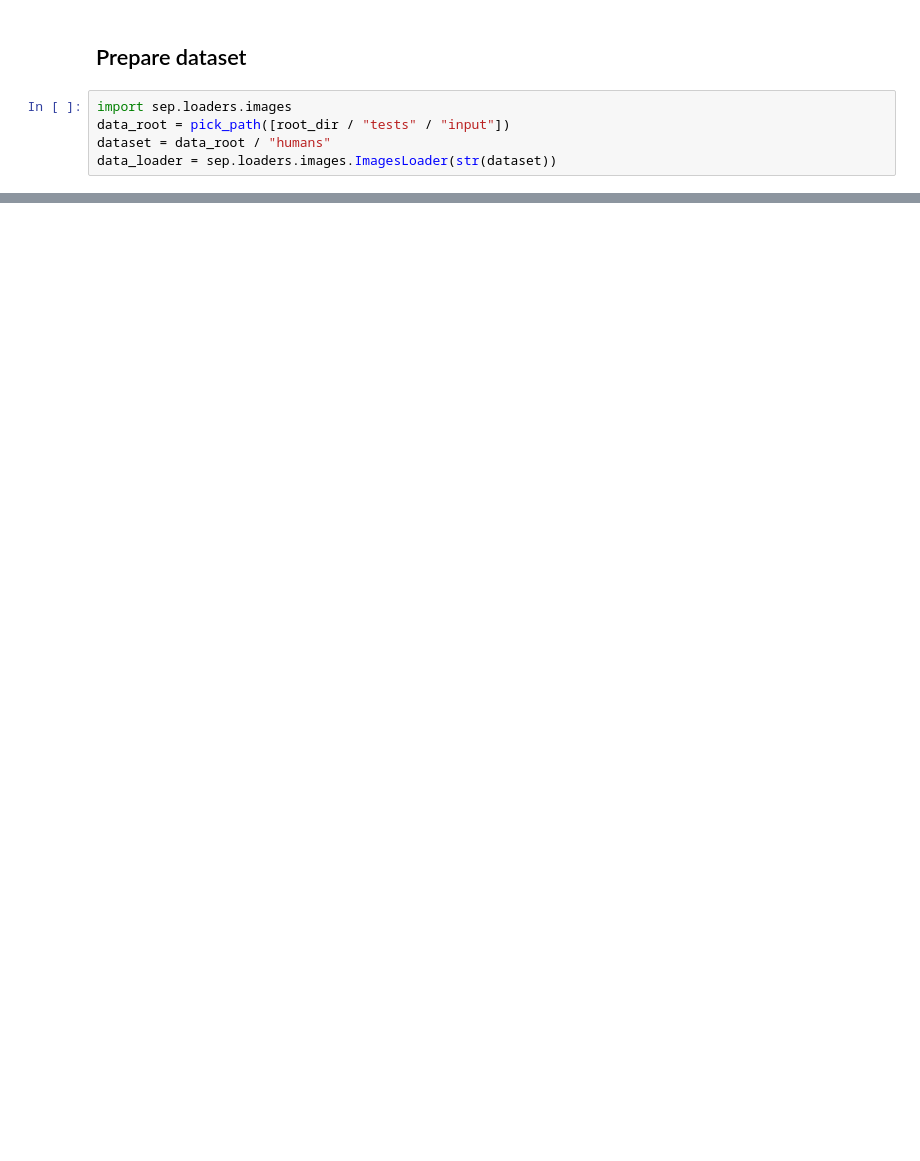
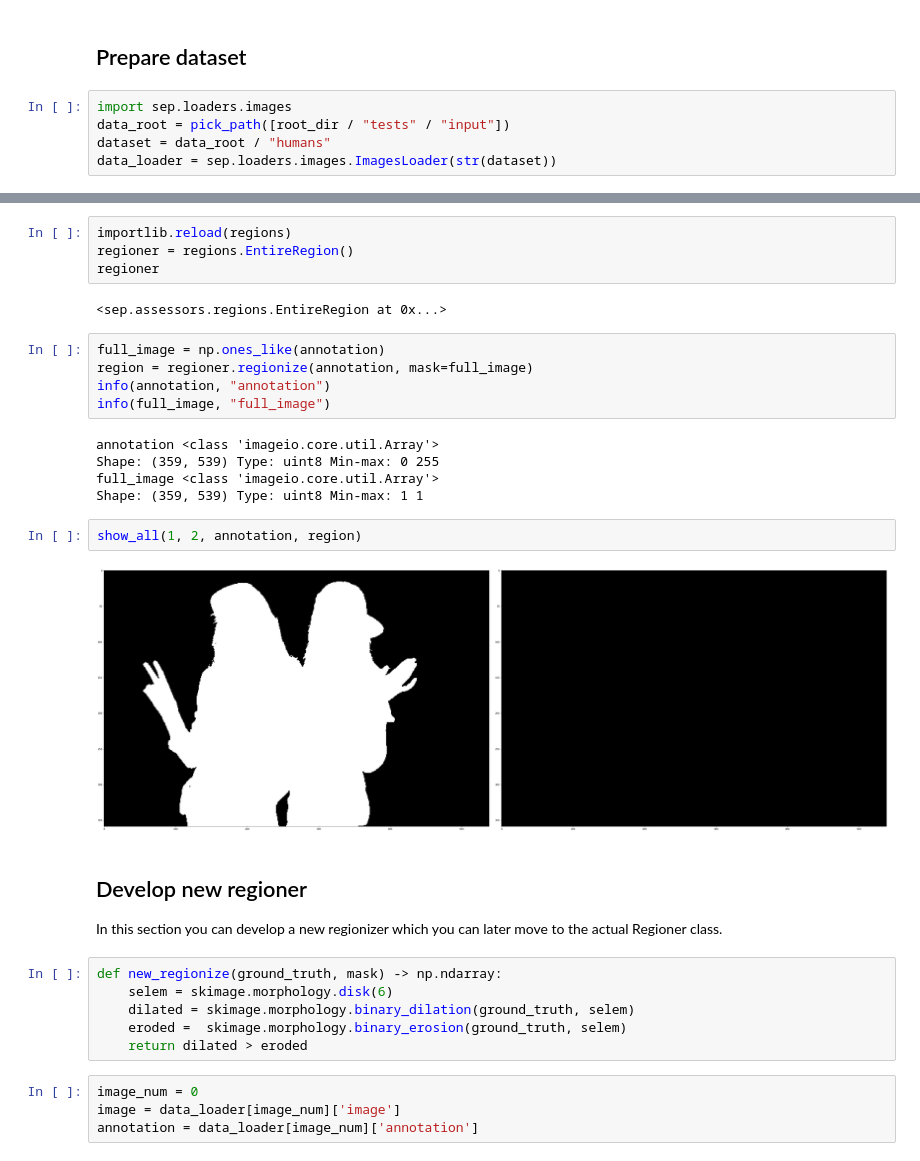
Before and after one commit to Fafa87/SEP, a Jupyter notebook: sep/inspect/regions.ipynb, the cells around one changed output, grey strips where cells are left out. Cells and saved outputs as stored; diff of their text form; blank space fills up the shorter version.

```diff
--- a/sep/inspect/regions.ipynb
+++ b/sep/inspect/regions.ipynb
@@ -23,0 +29,33 @@ TypeError: 'ImagesLoader' object does not support indexing
+# %%
+importlib.reload(regions)
+regioner = regions.EntireRegion()
+regioner
+# %% [output]
+<sep.assessors.regions.EntireRegion at 0x...>
+# %%
+full_image = np.ones_like(annotation)
+region = regioner.regionize(annotation, mask=full_image)
+info(annotation, "annotation")
+info(full_image, "full_image")
+# %% [output]
+annotation <class 'imageio.core.util.Array'>
+Shape: (359, 539) Type: uint8 Min-max: 0 255
+full_image <class 'imageio.core.util.Array'>
+Shape: (359, 539) Type: uint8 Min-max: 1 1
+# %%
+show_all(1, 2, annotation, region)
+# %% [output]
+[figure, added]
+# %% [markdown]
+## Develop new regioner
+In this section you can develop a new regionizer which you can later move to the actual Regioner class.
+# %%
+def new_regionize(ground_truth, mask) -> np.ndarray:
+    selem = skimage.morphology.disk(6)
+    dilated = skimage.morphology.binary_dilation(ground_truth, selem)
+    eroded =  skimage.morphology.binary_erosion(ground_truth, selem)
+    return dilated > eroded
+# %%
+image_num = 0
+image = data_loader[image_num]['image']
+annotation = data_loader[image_num]['annotation']
```
Also changed, not shown: parts of 11 cells of this notebook, 2 other files.
